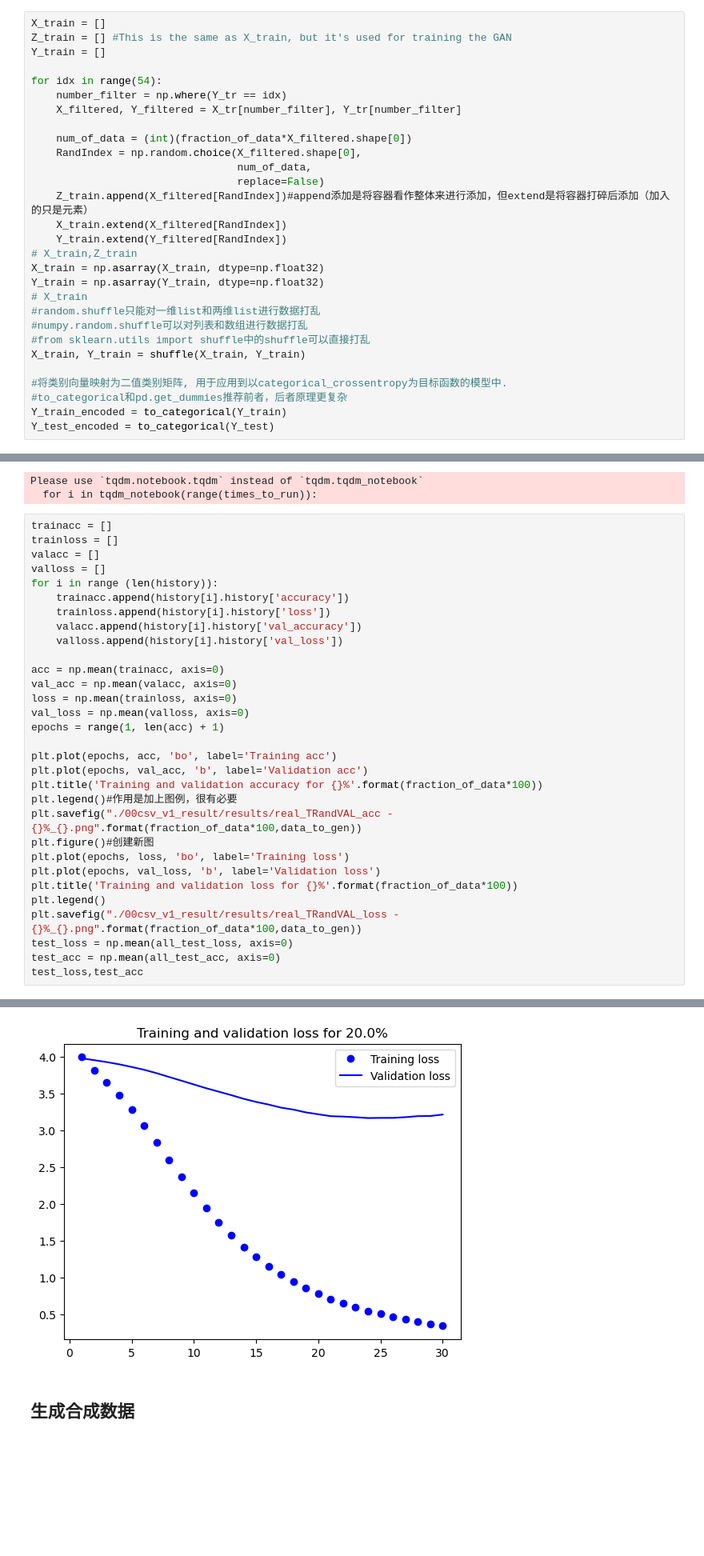
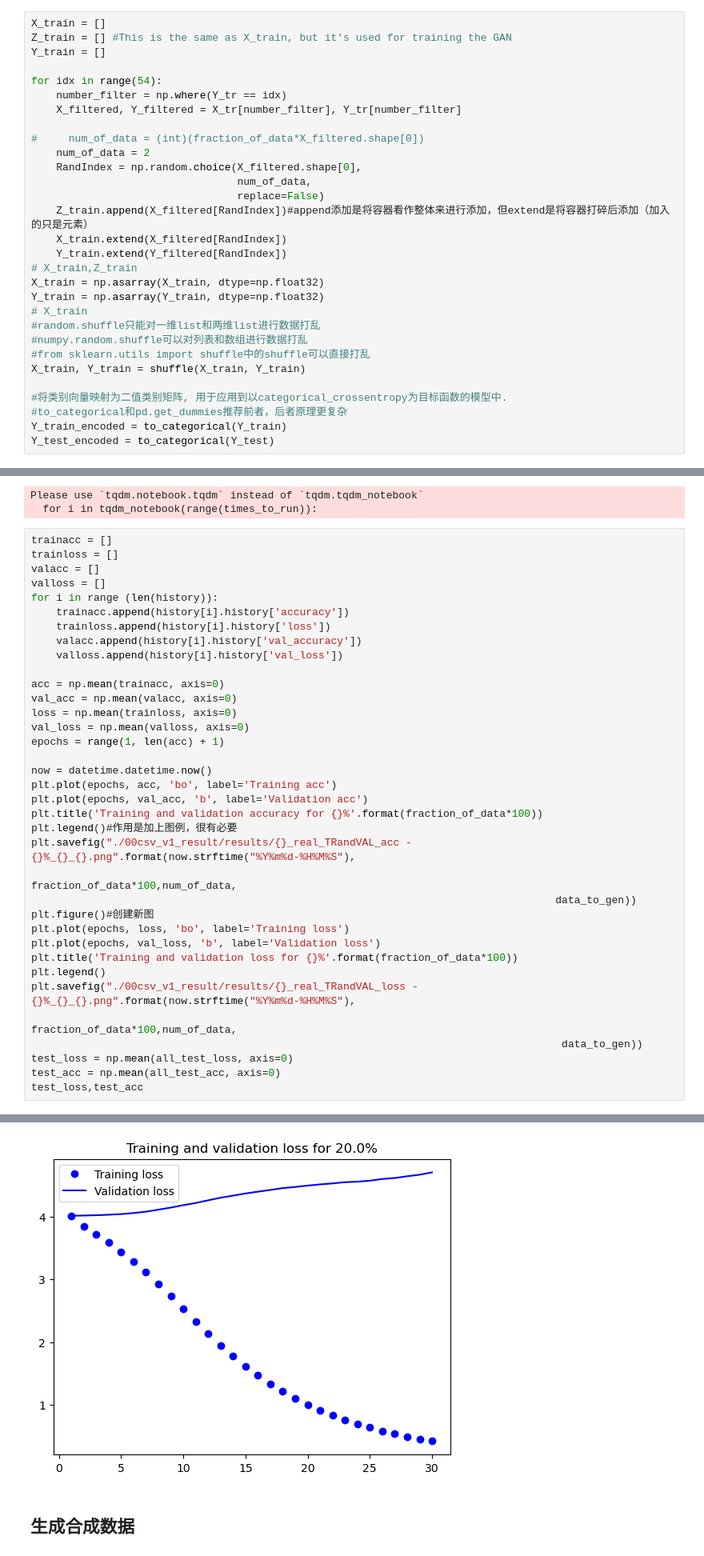
Before and after one commit to xfp-discerning/experiment, a Jupyter notebook: UJIIndoorLoc_GAN/gan_ref_00csv_v1.ipynb, the cells around one changed output, grey strips where cells are left out. Shown at 80% size. Cells and saved outputs as stored; diff of their text form; blank space fills up the shorter version.

```diff
--- a/UJIIndoorLoc_GAN/gan_ref_00csv_v1.ipynb
+++ b/UJIIndoorLoc_GAN/gan_ref_00csv_v1.ipynb
@@ -120,7 +121,8 @@ for idx in range(54):
     number_filter = np.where(Y_tr == idx)
     X_filtered, Y_filtered = X_tr[number_filter], Y_tr[number_filter]
 
-    num_of_data = (int)(fraction_of_data*X_filtered.shape[0])
+#     num_of_data = (int)(fraction_of_data*X_filtered.shape[0])
+    num_of_data = 2
     RandIndex = np.random.choice(X_filtered.shape[0],
                                  num_of_data,
                                  replace=False)
@@ -205,17 +207,22 @@ loss = np.mean(trainloss, axis=0)
 val_loss = np.mean(valloss, axis=0)
 epochs = range(1, len(acc) + 1)
 
+now = datetime.datetime.now()
 plt.plot(epochs, acc, 'bo', label='Training acc')
 plt.plot(epochs, val_acc, 'b', label='Validation acc')
 plt.title('Training and validation accuracy for {}%'.format(fraction_of_data*100))
 plt.legend()#作用是加上图例，很有必要
-plt.savefig("./00csv_v1_result/results/real_TRandVAL_acc - {}%_{}.png".format(fraction_of_data*100,data_to_gen))
+plt.savefig("./00csv_v1_result/results/{}_real_TRandVAL_acc - {}%_{}_{}.png".format(now.strftime("%Y%m%d-%H%M%S"),
+                                                                                    fraction_of_data*100,num_of_data,
+                                                                                    data_to_gen))
 plt.figure()#创建新图
 plt.plot(epochs, loss, 'bo', label='Training loss')
 plt.plot(epochs, val_loss, 'b', label='Validation loss')
 plt.title('Training and validation loss for {}%'.format(fraction_of_data*100))
 plt.legend()
-plt.savefig("./00csv_v1_result/results/real_TRandVAL_loss - {}%_{}.png".format(fraction_of_data*100,data_to_gen))
+plt.savefig("./00csv_v1_result/results/{}_real_TRandVAL_loss - {}%_{}_{}.png".format(now.strftime("%Y%m%d-%H%M%S"),
+                                                                                     fraction_of_data*100,num_of_data,
+                                                                                     data_to_gen))
 test_loss = np.mean(all_test_loss, axis=0)
 test_acc = np.mean(all_test_acc, axis=0)
 test_loss,test_acc
@@ -225,4 +232,4 @@ test_loss,test_acc
-[figure, old version]
+[figure, new version]
 # %% [markdown]
 ## 生成合成数据
 # %%
```
Also changed, not shown: parts of 7 cells of this notebook, 46 other files.
